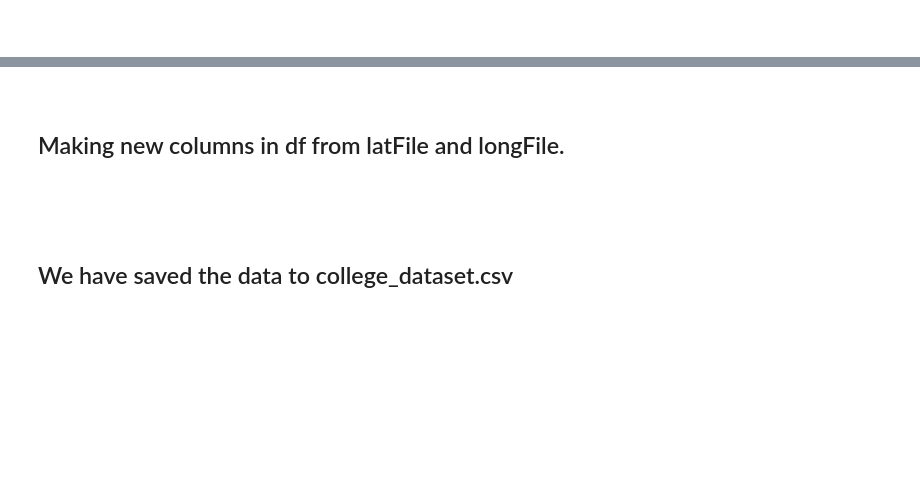
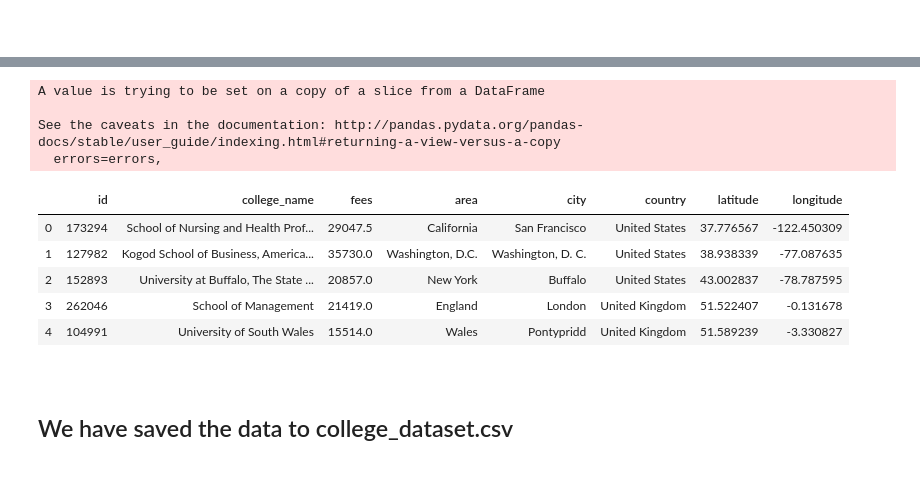
Before and after one commit to deepratnaawale/Capstone, a Jupyter notebook: CapstoneW4PeerW2.ipynb, the cells around one changed output, grey strips where cells are left out. Saved outputs shown, nothing was run; the diff lists cells and outputs as text; code cells hidden in the pictures; blank space fills up the shorter version.

```diff
--- a/CapstoneW4PeerW2.ipynb
+++ b/CapstoneW4PeerW2.ipynb
@@ -171,0 +236,6 @@ IndexError: list index out of range
+# %%
+ll = json_normalize(ll_data, record_path='candidates', meta =['status'])
+# %%
+ll.drop('formatted_address', axis=1, inplace=True)
+ll.rename(columns={'geometry.location.lat': 'latitude', 'geometry.location.lng': 'longitude'})
+ll.shape
@@ -174 +252,3 @@ IndexError: list index out of range
+# %%
+df = df.join(ll)
 # %%
@@ -203,6 +257,0 @@ NameError: name 'latitude' is not defined
-# %% [markdown]
-<br>
-
-## Making new columns in df from latFile and longFile.
-
-<br>
@@ -227,2 +258,2 @@ for i in range(len(longitude)):
 # %%
-df = df[df['area'].notnull()]
+df = df[df['status']=="OK"]
@@ -231,3 +260,18 @@ df.head()
+# %%
+df.drop(['status'], axis=1, inplace=True)
+df = df.rename(columns={'geometry.location.lat': 'latitude', 'geometry.location.lng': 'longitude'})
+df.head()
+# %% [output]
+A value is trying to be set on a copy of a slice from a DataFrame
+
+See the caveats in the documentation: http://pandas.pydata.org/pandas-docs/stable/user_guide/indexing.html#returning-a-view-versus-a-copy
+  errors=errors,
+|  | id | college_name | fees | area | city | country | latitude | longitude |
+| 0 | 173294 | School of Nursing and Health Prof... | 29047.5 | California | San Francisco | United States | 37.776567 | -122.450309 |
+| 1 | 127982 | Kogod School of Business, America... | 35730.0 | Washington, D.C. | Washington, D. C. | United States | 38.938339 | -77.087635 |
+| 2 | 152893 | University at Buffalo, The State ... | 20857.0 | New York | Buffalo | United States | 43.002837 | -78.787595 |
+| 3 | 262046 | School of Management | 21419.0 | England | London | United Kingdom | 51.522407 | -0.131678 |
+| 4 | 104991 | University of South Wales | 15514.0 | Wales | Pontypridd | United Kingdom | 51.589239 | -3.330827 |
 # %%
 df.to_csv('college_dataset.csv')
 # %% [markdown]
```
Also changed, not shown: parts of 85 cells of this notebook, 4 other files.
